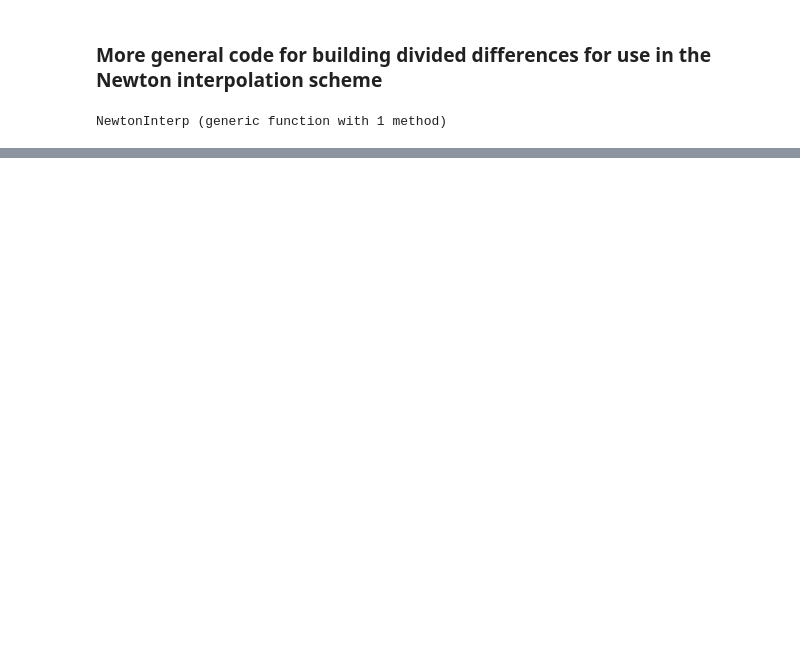
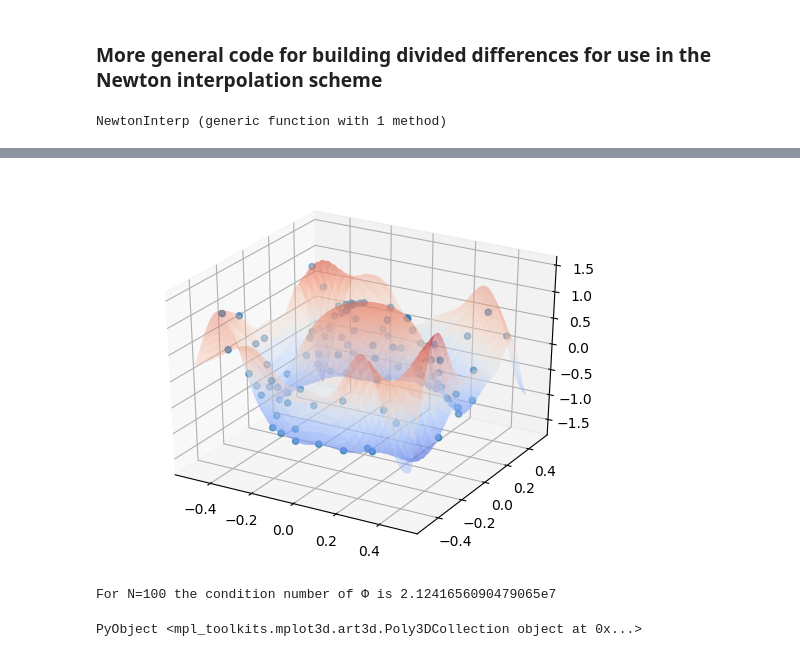
Before and after one commit to yhrtsai/M348-Fall-2017, a Jupyter notebook: Interpolation.ipynb, the cells around one changed output, grey strips where cells are left out. Saved outputs shown, nothing was run; the diff lists cells and outputs as text; code cells hidden in the pictures; blank space fills up the shorter version.

```diff
--- a/Interpolation.ipynb
+++ b/Interpolation.ipynb
@@ -376,0 +430,46 @@ $$\phi_j(x) := e^{-\sigma |x-x_j|^2},~~~j=0,1,\cdots,N$$
+# %%
+#randomly generate some data points
+Xdata=rand(100,2)-0.5
+Ydata=cos.( 20.0*(Xdata[:,1].^2+Xdata[:,2].^2) )
+
+#assemble the interpolation matrix
+N=size(Xdata,1)
+Φ=zeros(N,N)
+σ=40.0 #the larger this value is, the "thinner" the basis function becomes
+
+for i=1:N
+    Φ[:,i]=ϕ(Xdata[:,1],Xdata[:,2],Xdata[i,1],Xdata[i,2], σ=σ)
+end
+
+#find the weights for the interpolant:
+coeffs=Φ\Ydata
+
+#observe the condition number of the matrix Φ
+println("For N=", N, " the condition number of Φ is ", cond(Φ))
+
+#now evaluating the interpolant on a grid
+x = y = linspace(-.5, .5, 100)
+
+#equivalent to Matlab's meshgrid
+xgrid=repmat(x', length(y), 1)
+ygrid=repmat(y, 1, length(x))
+
+Finterp=zeros(size(xgrid))
+
+for i=1:size(xgrid,1), j=1:size(ygrid,1)
+        for k=1:N
+            Finterp[i,j]+=coeffs[k]*ϕ(xgrid[i,j],ygrid[i,j],Xdata[k,1],Xdata[k,2], σ=σ)
+        end
+end
+
+pygui(false)
+
+#visualize the data set
+scatter3D( Xdata[:,1], Xdata[:,2], Ydata[:])
+
+#plot out the interpolant
+surf(xgrid, ygrid, Finterp, cmap="coolwarm", alpha=0.4)
+# %% [output]
+[figure, added]
+For N=100 the condition number of Φ is 2.1241656090479065e7
+PyObject <mpl_toolkits.mplot3d.art3d.Poly3DCollection object at 0x...>
```
Also changed, not shown: parts of 18 cells of this notebook.
